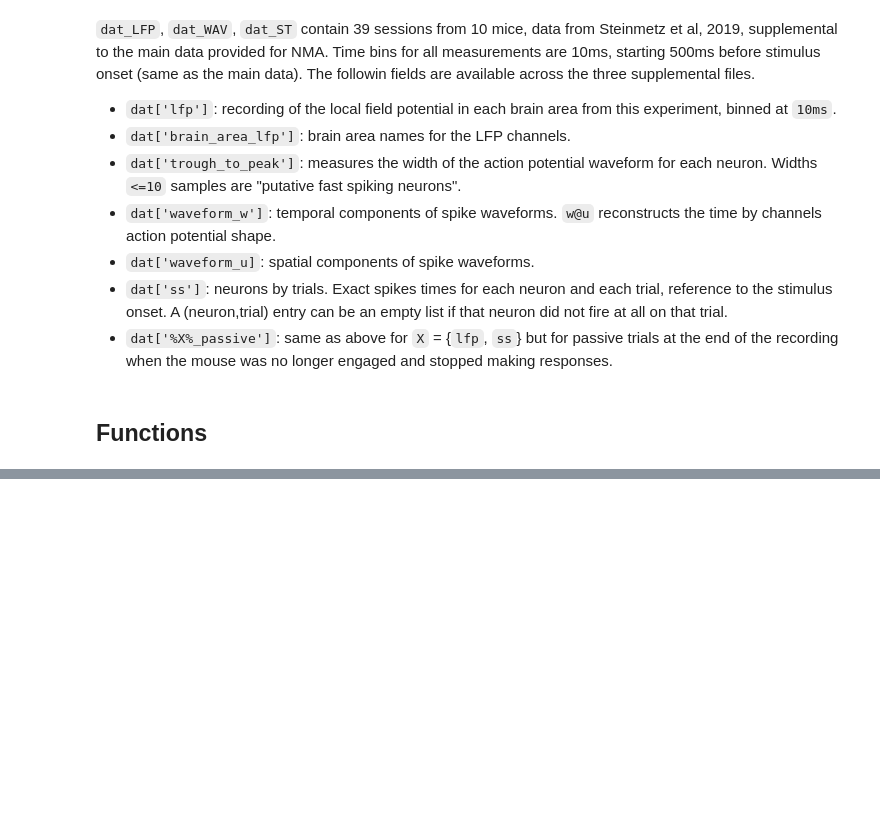
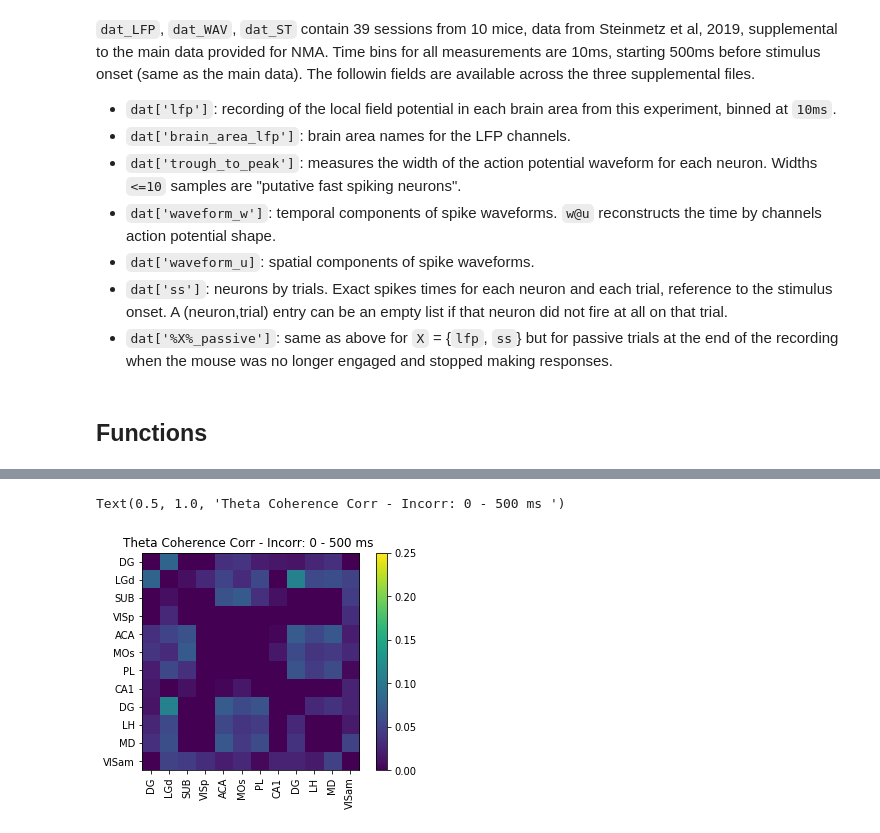
Before and after one commit to kayteeflick/nma_cn_flow_state, a Jupyter notebook: template.ipynb, the cells around one changed output, grey strips where cells are left out. Cells and saved outputs as stored; diff of their text form; code cells hidden in the pictures; blank space fills up the shorter version.

```diff
--- a/template.ipynb
+++ b/template.ipynb
@@ -325,0 +356,25 @@ brois = ["ACA", "CA1", "DG", "MRN", "PL","VISp", "ZI"]
+# %%
+#@title repeating analysis at stim onset till 500 ms out.
+timepoints = [51,100]
+fb = [5,8]
+#running analysis
+theta_array_stimon = np.empty([12,12])
+theta_array_stimon_incorr = np.empty([12,12])
+for i in range(theta_array_stimon.shape[0]):
+
+  theta_array_stimon[i,:] = frequencyband_coherence_analysis(session11_lfp,correct_right_idx,i,timepoints,fb,1)
+  theta_array_stimon_incorr[i,:] = frequencyband_coherence_analysis(session11_lfp,correct_right_idx,i,timepoints,fb,0)
+# %%
+#@title Plotting again
+difference_coherence_stimon = np.subtract(theta_array_stimon,theta_array_stimon_incorr)
+plt.imshow(difference_coherence_stimon)
+positions = (0,1, 2, 3,4,5,6,7,8,9,10,11)
+labels = session11['brain_area_lfp']
+plt.xticks(positions, labels,rotation = 'vertical')
+plt.yticks(positions, labels)
+plt.colorbar()
+plt.clim(0,.25)
+plt.title('Theta Coherence Corr - Incorr: 0 - 500 ms ')
+# %% [output]
+Text(0.5, 1.0, 'Theta Coherence Corr - Incorr: 0 - 500 ms ')
+[figure, added]
```
Also changed, not shown: parts of 27 cells of this notebook.
